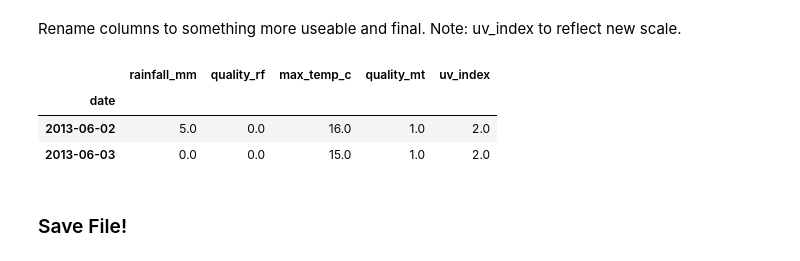
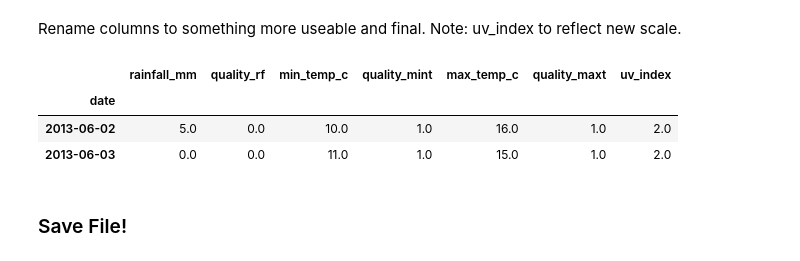
Before and after one commit to bfgdigital/aus_forecast, a Jupyter notebook: notebooks/eda.ipynb, the cells around one changed output. Drawn from its saved outputs; the diff is of its cells as text; code cells hidden in the pictures.

```diff
--- a/notebooks/eda.ipynb
+++ b/notebooks/eda.ipynb
@@ -230,2 +220,0 @@ weather = pd.merge(rainfall, max_temps, how='left', left_index=True, right_index
-# %%
-weather = pd.merge(weather, solar_exposure, how='left', left_index=True, right_index=True, suffixes=('_w', '_se'))
@@ -241,6 +252,6 @@ Index(['year_rf', 'month_rf', 'day_rf', 'rainfall amount (millimetres)',
       dtype='object')
 # %%
-weather = weather[['rainfall amount (millimetres)', 'quality_rf', 'maximum temperature (degree c)', 'quality_mt', 'daily global solar exposure (mj/m*m)']]
+weather = weather[['rainfall amount (millimetres)', 'quality', 'minimum temperature (degree c)', 'quality_mint',  'maximum temperature (degree c)', 'quality_maxt', 'daily global solar exposure (mj/m*m)']]
 # %%
 weather.info()
 weather.head().append(weather.tail())
@@ -272,7 +285,9 @@ memory usage: 205.6+ KB
 # %% [markdown]
 We have Y/N columns that can be binarized, but NaN's must be respected
 # %%
+weather.rename(columns={'quality':'quality_rf'}, inplace=True) # Rain quality needs an identifier
 weather['quality_rf'] = weather['quality_rf'].map(dict(Y=1, N=0))
-weather['quality_mt'] = weather['quality_mt'].map(dict(Y=1, N=0))
+weather['quality_maxt'] = weather['quality_maxt'].map(dict(Y=1, N=0))
+weather['quality_mint'] = weather['quality_mint'].map(dict(Y=1, N=0))
 weather
 # %% [output]
@@ -306,0 +339,3 @@ print(weather['daily global solar exposure (mj/m*m)'].max()) # Should not be mor
+# %%
+weather = weather[weather.index > '20130601']
+weather.head(2)
@@ -334,13 +376,13 @@ memory usage: 205.6 KB
 # %% [markdown]
 Rename columns to something more useable and final. Note: uv_index to reflect new scale.
 # %%
-imp_weather.columns = ['rainfall_mm', 'quality_rf', 'max_temp_c', 'quality_mt', 'uv_index']
+imp_weather.columns = ['rainfall_mm', 'quality_rf', 'min_temp_c', 'quality_mint', 'max_temp_c', 'quality_maxt', 'uv_index']
 imp_weather.head(2)
 # %% [output]
-|  | rainfall_mm | quality_rf | max_temp_c | quality_mt | uv_index |
-| date |  |  |  |  |  |
-| 2013-06-02 | 5.0 | 0.0 | 16.0 | 1.0 | 2.0 |
-| 2013-06-03 | 0.0 | 0.0 | 15.0 | 1.0 | 2.0 |
+|  | rainfall_mm | quality_rf | min_temp_c | quality_mint | max_temp_c | quality_maxt | uv_index |
+| date |  |  |  |  |  |  |  |
+| 2013-06-02 | 5.0 | 0.0 | 10.0 | 1.0 | 16.0 | 1.0 | 2.0 |
+| 2013-06-03 | 0.0 | 0.0 | 11.0 | 1.0 | 15.0 | 1.0 | 2.0 |
 # %% [markdown]
 ### Save File!
 # %%
```
Also changed, not shown: parts of 40 cells of this notebook, 29 other files.
